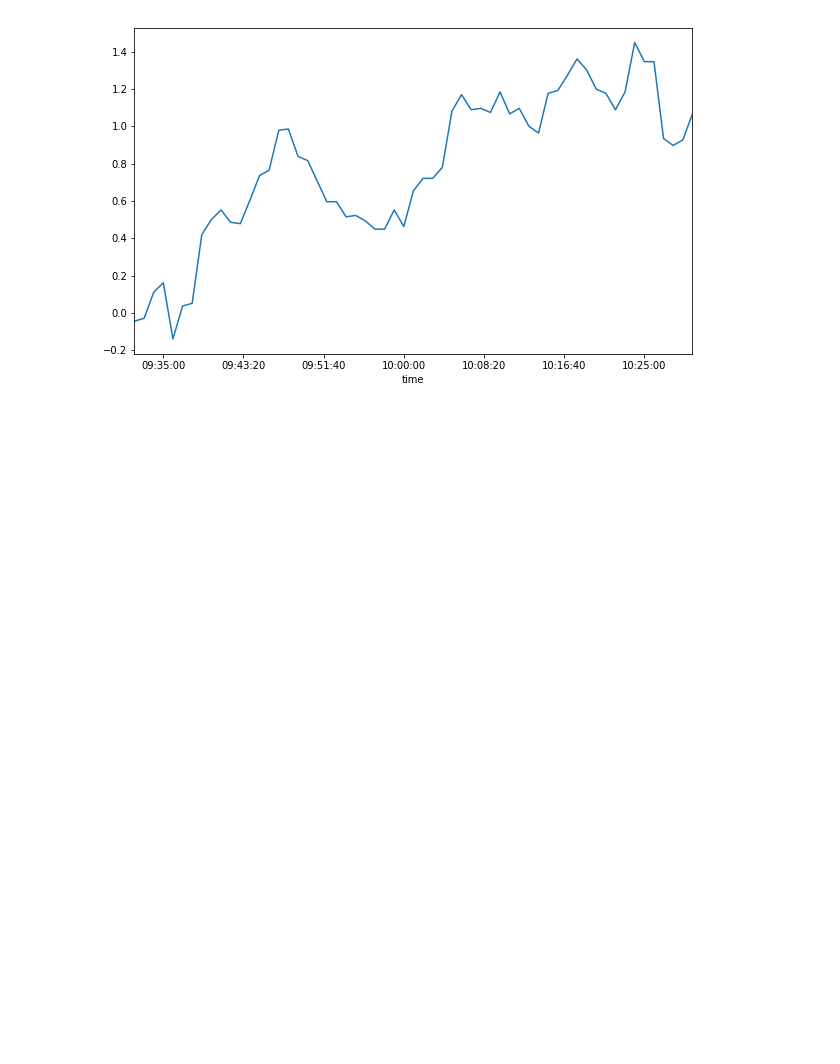
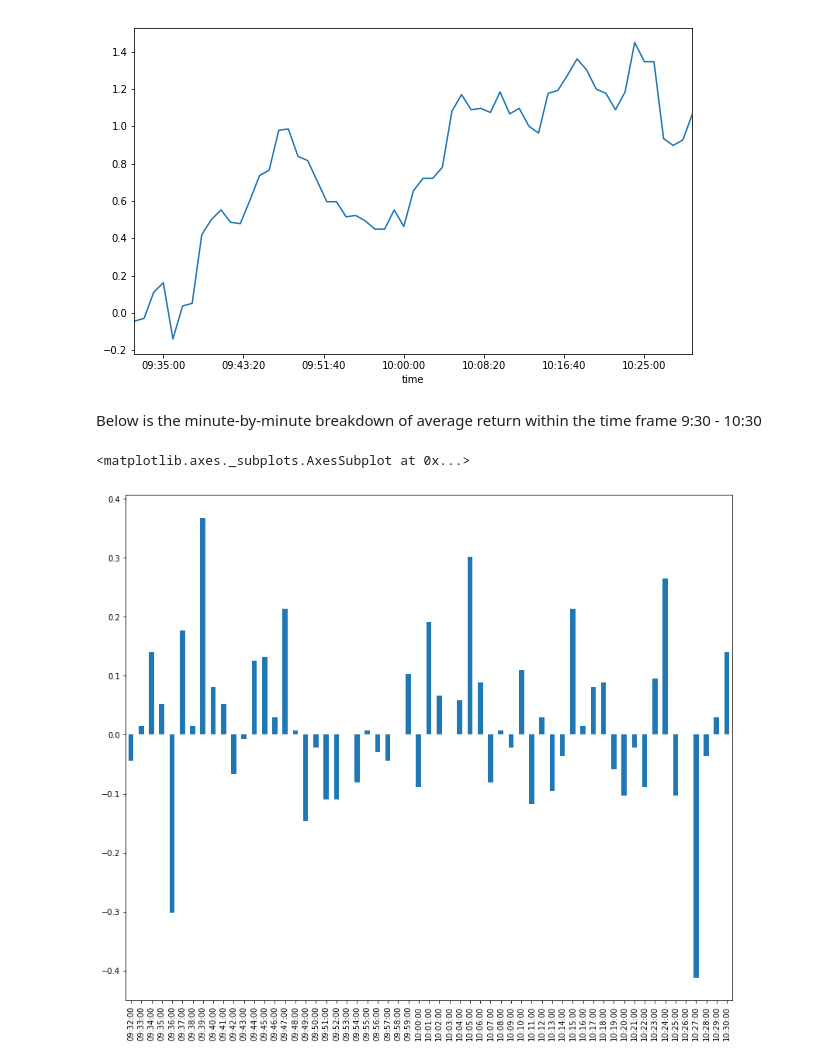
Before and after one commit to kevinfcleary/Brendan_Stuff, a Jupyter notebook: Brendan_Stuff/Analytics Suite v0.1.ipynb, the cells around one changed output. Saved outputs shown, nothing was run; the diff lists cells and outputs as text; code cells hidden in the pictures; blank space fills up the shorter version.

```diff
--- a/Brendan_Stuff/Analytics Suite v0.1.ipynb
+++ b/Brendan_Stuff/Analytics Suite v0.1.ipynb
@@ -171,3 +187,10 @@ df_930_1030['cumulative_return'].plot(figsize=(10,6))
 # %% [output]
 <matplotlib.axes._subplots.AxesSubplot at 0x...>
 [figure]
+# %% [markdown]
+Below is the minute-by-minute breakdown of average return within the time frame 9:30 - 10:30
+# %%
+df_930_1030['mean'].plot(kind='bar',figsize=(14,12))
+# %% [output]
+<matplotlib.axes._subplots.AxesSubplot at 0x...>
+[figure, added]
```
Also changed, not shown: parts of 17 cells of this notebook.
